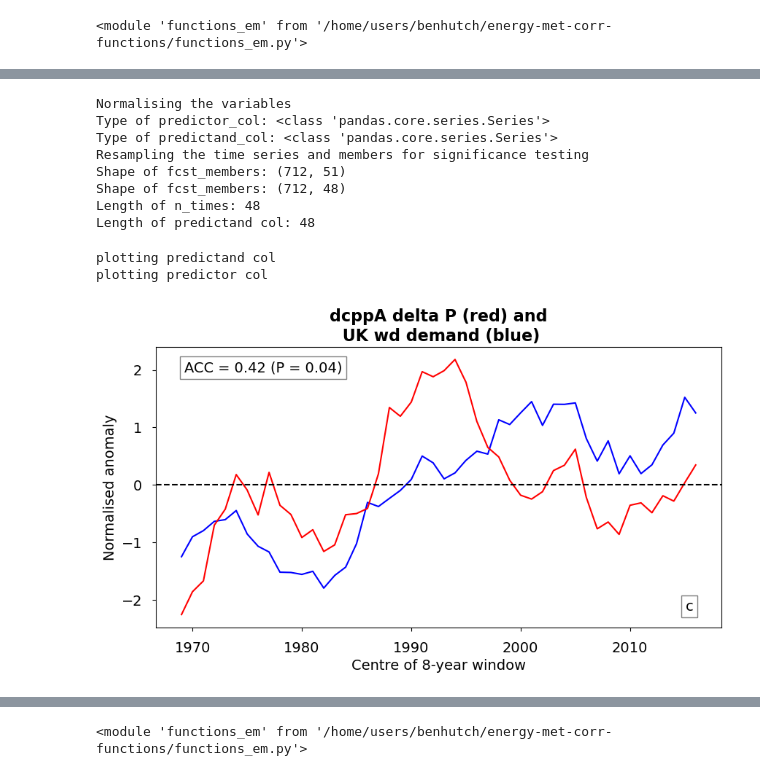
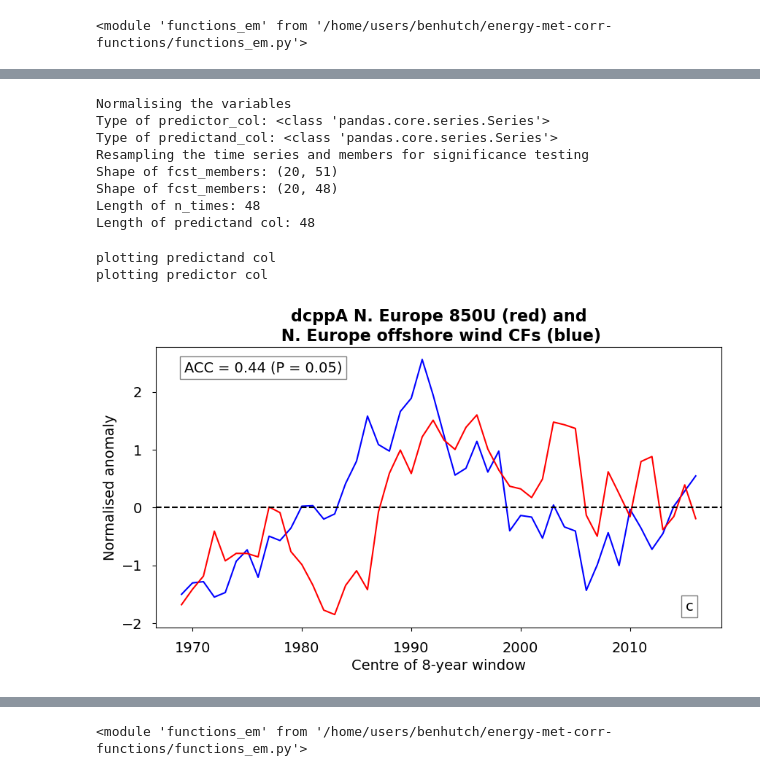
Before and after one commit to benhutchmet/energy-met-corr, a Jupyter notebook: testing-shapefiles.ipynb, the cells around one changed output, grey strips where cells are left out. Saved outputs shown, nothing was run; the diff lists cells and outputs as text; code cells hidden in the pictures.

```diff
--- a/testing-shapefiles.ipynb
+++ b/testing-shapefiles.ipynb
@@ -142,5 +94,5 @@ len(dfs_model_pr)
 # %% [output]
 4
 # %%
-_, _, merged_df_delta_p, _ = dfs_model_pr
+_, _, merged_df_delta_p, _ = dfs_obs_pr
 # %%
@@ -147,0 +135,15 @@ merged_df_pr_obs, _ = dfs_model_pr
+# %%
+obs_file = '/home/users/benhutch/energy-met-corr-functions/saved_arrs/obs_N Europe wind box_ONDJFM_1961_2014_ua_global.npy'
+
+# import this numpty array
+obs_arr = np.load(obs_file)
+
+print(np.shape(obs_arr))
+
+# # make the same shape as the no rows in the merged_df_pr_obs
+# # by making final points nans
+# obs_arr = np.append(obs_arr, [
+#     np.nan for i in range(0, len(merged_df_pr_obs) - len(obs_arr))
+# ])
+
+print(np.shape(obs_arr))
@@ -148,3 +153,6 @@ merged_df_pr_obs, _ = dfs_model_pr
+# %%
+# append this to the merged_df_pr_obs
+merged_df_delta_p['obs'] = obs_arr[:len(merged_df_delta_p)]
 # %%
 _, _, merged_df_nao_obs, _ = dfs_model_pr
 # %%
@@ -899,50 +960,53 @@ Index(['ES', 'NO', 'UK', 'IE', 'FI', 'SE', 'BE', 'NL', 'DE', 'DK', 'PO', 'FR',
 # %%
 # Test the plotting function
 funcs.plot_time_series(
-    df=combined_df,
-    predictor_col_name="model_nao_mean",
-    predictand_col_name="UK_wd_demand",
+    df=merged_df_delta_p,
+    predictor_col_name="fcst_ts_mean",
+    predictand_col_name="N_Europe",
     ylabel="Normalised anomaly",
     figsize_x=10,
     figsize_y=5,
     twin_axes=False,
     do_detrend_predictor=False,
     do_detrend_predictand=False,
     normalise_anom=True,
-    title="dcppA delta P (red) and\n UK wd demand (blue)",
+    title="dcppA N. Europe 850U (red) and\n N. Europe offshore wind CFs (blue)",
     label="c",
     fontsize=14,
     predictor_color="r",
     predictand_color="b",
-    inverse_predictand=True,
+    inverse_predictand=False,
     # manual_ylims=[-3.0, 3.0],
     calc_rmse=False,
     include_trendline=False,
     fix_predictor_trendline=False,
     resample_time=False, # for two obs datasets
     resample_time_members=True, # for one model, one obs dataset
-    region="delta_p",
+    region="N Europe wind box",
     season="ONDJFM",
     forecast_range="2-9",
     start_year="1961",
     end_year="2014",
     lag="4",
-    variable="psl",
-    alt_lag="alt-lag",
+    variable="ua",
+    alt_lag="nao_matched",
     region_full="global",
 )
+
+# N Europe wind box_ONDJFM_2-9_1961_2014_4_sfcWind_nao_matched_global
+# 'N Europe wind box_ONDJFM_2-9_1961_2014_4_ua_alt_lag_global.npy'
 # %% [output]
 Normalising the variables
 Type of predictor_col: <class 'pandas.core.series.Series'>
 Type of predictand_col: <class 'pandas.core.series.Series'>
 Resampling the time series and members for significance testing
-Shape of fcst_members: (712, 51)
-Shape of fcst_members: (712, 48)
+Shape of fcst_members: (20, 51)
+Shape of fcst_members: (20, 48)
 Length of n_times: 48
 Length of predictand col: 48
 plotting predictand col
 plotting predictor col
-[figure, old version]
+[figure, new version]
 # %%
 combined_df.head()
 # %% [output]
```
Also changed, not shown: parts of 23 cells of this notebook, 4 other files.
